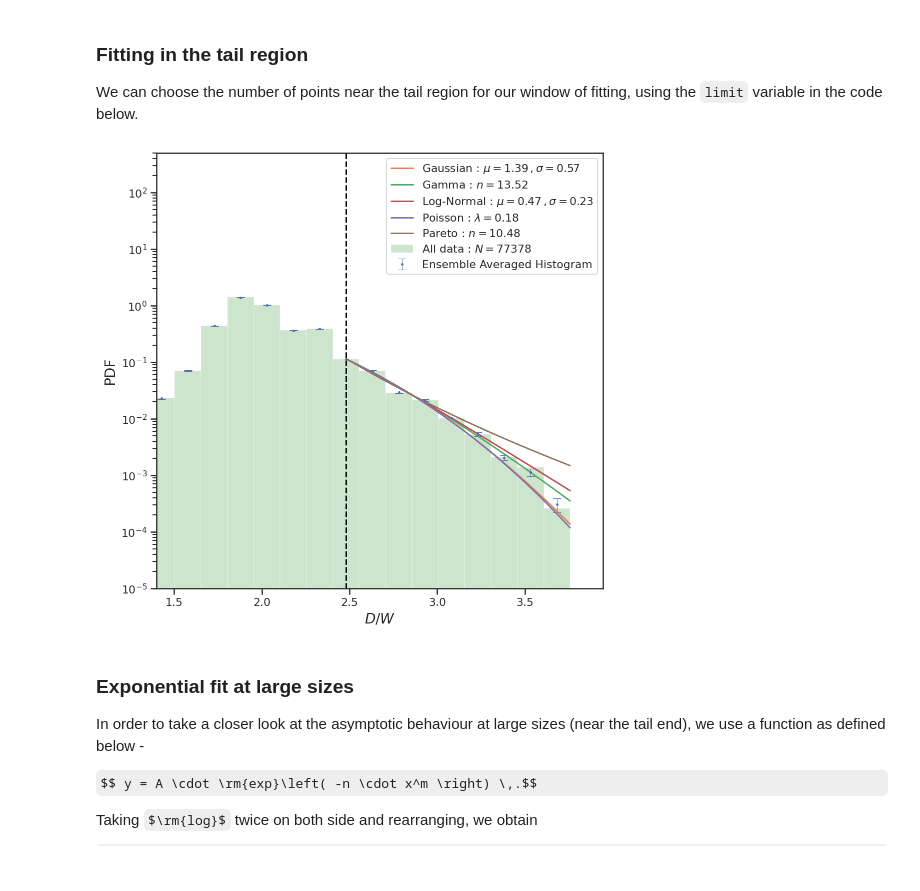
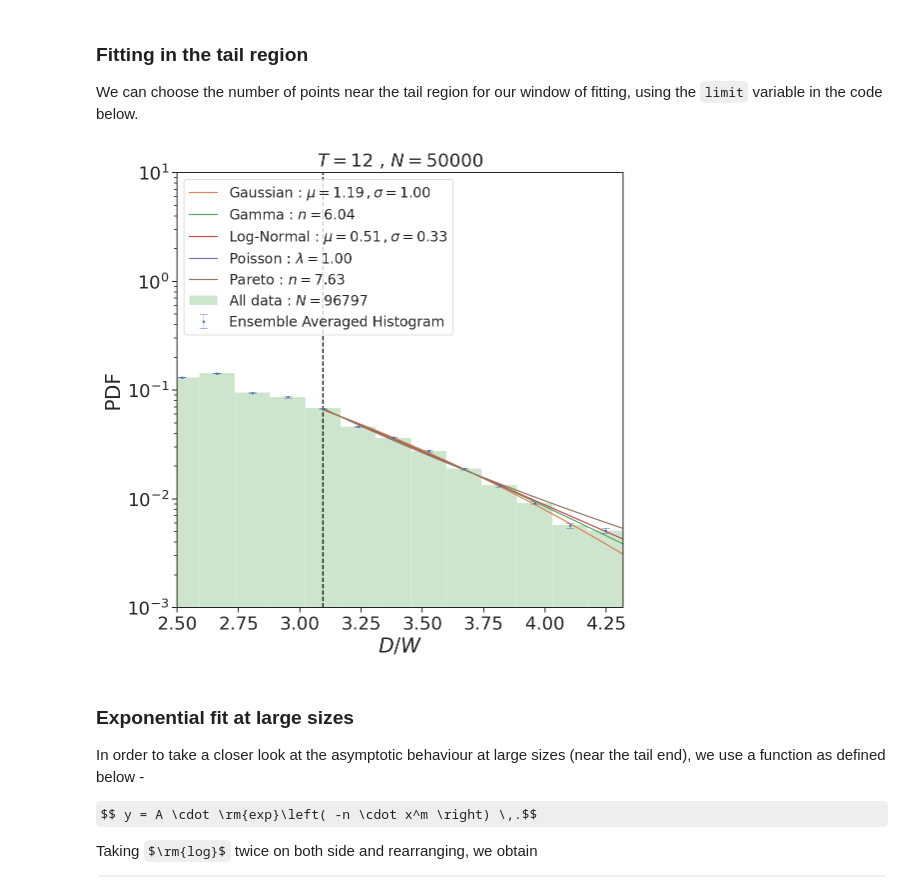
Before and after one commit to palsagar/ligaments_analysis, a Jupyter notebook: analysis_d1.ipynb, the cells around one changed output. Saved outputs shown, nothing was run; the diff lists cells and outputs as text; code cells hidden in the pictures; some formulas as TeX source.

Commit message:
plots saved for SZ

```diff
--- a/analysis_d1.ipynb
+++ b/analysis_d1.ipynb
@@ -288,15 +358,21 @@ error_d1 = ensemble_error_heights(n_bootstrap=50, data=d1[:,1]/2.0, size_per_sam
 # %% [markdown]
 ### Fitting in the intermediate range
 # %%
+sns.set_context("paper")
+sns.set_style("ticks")
+
 %matplotlib inline
 fig = plt.figure(figsize=(9,9))
 
-fit_x, fit_y, xspace = plot_histogram_error(data=d1[:,1]/2.0, n_bins= global_n_bins,
-                                                heights=heights, errors=error_d1);
+fit_x, fit_y, xspace = plot_histogram_error(data=d1/2.0, n_bins= global_n_bins,
+                                               heights=heights, errors=error_d1);
 
-# How many points from the tail end, starting from the tail end point, do you want to fit on. max points = 25
+#How many points from the tail end, starting from the tail end point, do you want to fit on. max points = 25
 limit_1 = 20
 limit_2 = 1
+
+
+
 
 x_lim_test_1 = np.where( xspace >= fit_x[-limit_2])
 x_lim_test_2 = np.where( xspace >= fit_x[-limit_1])
@@ -328,10 +404,11 @@ plt.plot(xspace[x_lim_1:x_lim_2], lognorm(xspace[x_lim_1:x_lim_2], *popt_lognorm
 plt.axvline(x = fit_x[-limit_1], color = 'black', linestyle='--', alpha = 0.2, label="Fitting Range")
 plt.axvline(x = fit_x[-limit_2], color = 'black', linestyle='--', alpha = 0.2)
 
-plt.hist(d1[:,1]/2.0, alpha = 0.2 , color= 'green', bins=bin_selection(d1[:,1]/2.0, global_n_bins)[0], density=True);
+plt.hist(d1/2.0, alpha = 0.2 , color= 'green', bins=bin_selection(d1/2.0, global_n_bins)[0], density=True);
 
-plt.title("$T=14$ , $N={:,}$".format(np.size(d1[:,1]/2.0)), fontsize=18);
-plt.ylim(top = 1e2, bottom = 1e-4);
+plt.title("$T=12$ , $N=50000$", fontsize=18);
+plt.xlim(right=np.max(d1/2.0));
+plt.ylim(top = 1e2, bottom = 1e-5);
 plt.yscale('log', basey = 10);
 plt.xticks(fontsize=18);
 plt.yticks(fontsize=18);
@@ -339,5 +416,5 @@ plt.xlabel("$D/W$" , fontsize=20);
 plt.ylabel("PDF",fontsize=20);
 plt.legend(fontsize=16, loc='lower left');
 
-plt.savefig("./plots_paper/pdf_t14_log.pdf", dpi = 200);
+plt.savefig("./plots_sz/pdf_t12_log.pdf", dpi = 200);
 # %% [output]
@@ -348,7 +425,7 @@ We can choose the number of points near the tail region for our window of fittin
 # %%
 fig = plt.figure(figsize=(8,8))
 
-fit_x, fit_y, xspace = plot_histogram_error(data=d1[:,1]/2.0, n_bins= global_n_bins, heights=heights, errors=error_d1)
+fit_x, fit_y, xspace = plot_histogram_error(data=d1/2.0, n_bins= global_n_bins, heights=heights, errors=error_d1)
 
 # How many points from the tail end, starting from the tail end point, do you want to fit on. max points = 25
 limit = 9
@@ -358,39 +435,51 @@ x_lim_test = np.where( xspace >= fit_x[-limit] )
 x_lim = x_lim_test[0][1]
 
 popt_gauss , pcov_gauss = fit(fit_x[-limit:],fit_y[-limit:], gauss)
 plt.plot(xspace[x_lim:], gauss(xspace[x_lim:], *popt_gauss),
          label="Gaussian : $\mu = %.2f \, ,  \sigma = %.2f$" %(popt_gauss[0], popt_gauss[1]) );
 
 popt_gamma, pcov_gamma = fit(fit_x[-limit:], fit_y[-limit:], gamma_n)
 plt.plot(xspace[x_lim:], gamma_n(xspace[x_lim:], *popt_gamma),
          label="Gamma : $n = %.2f$" %(popt_gamma[0]));
 
 popt_lognorm, pcov_lognorm = fit(fit_x[-limit:], fit_y[-limit:], lognorm)
 plt.plot(xspace[x_lim:], lognorm(xspace[x_lim:], *popt_lognorm),
          label="Log-Normal : $\mu = %.2f \, , \sigma = %.2f$" %(popt_lognorm[0], popt_lognorm[1]));
 
 #popt_poisson, pcov_poisson = fit(fit_x[-limit:], fit_y[-limit:], poisson)
 #plt.plot(xspace[x_lim:], poisson(xspace[x_lim:], *popt_poisson), label="Poisson : $\lambda = %.2f$" %popt_poisson[0]);
 
 popt_poisson_2, pcov_poisson_2 = fit(fit_x[-limit:], fit_y[-limit:], poisson_2)
 plt.plot(xspace[x_lim:], poisson_2(xspace[x_lim:], *popt_poisson_2),
          label="Poisson : $\lambda = %.2f$" %popt_poisson_2[1]);
 
 popt_pareto, pcov_pareto = fit(fit_x[-limit:], fit_y[-limit:], pareto)
 plt.plot(xspace[x_lim:], pareto(xspace[x_lim:], *popt_pareto),
          label="Pareto : $n = %.2f$" %popt_pareto[1]);
 
 plt.axvline(x = fit_x[-limit], color = 'black', linestyle='--')
 
-plt.hist(d1[:,1]/2.0, alpha = 0.2, color= 'green', bins=bin_selection(d1[:,1]/2.0, global_n_bins)[0],
-         density=True, label = "All data : $N = %d$" %(np.size(d1[:,1]/2.0)))
+plt.hist(d1/2.0, alpha = 0.2, color= 'green', bins=bin_selection(d1/2.0, global_n_bins)[0],
+         density=True, label = "All data : $N = %d$" %(np.size(d1/2.0)))
 
-plt.ylim(top = 5e2, bottom = 1e-5);
-plt.xlim(left = 1.4)
+# plt.ylim(top = 5e2, bottom = 1e-5);
+# plt.xlim(left = 1.4)
+# plt.yscale('log', basey = 10);
+# plt.legend();
+
+
+plt.title("$T=12$ , $N=50000$", fontsize=18);
+plt.xlim(left = 2.5, right=np.max(d1/2.0));
+plt.ylim(top = 1e1, bottom = 1e-3);
 plt.yscale('log', basey = 10);
-plt.legend();
+plt.xticks(fontsize=18);
+plt.yticks(fontsize=18);
+plt.xlabel("$D/W$" , fontsize=20);
+plt.ylabel("PDF",fontsize=20);
+plt.legend(fontsize=14, loc='upper left');
+plt.savefig("./plots_sz/pdf_t12_log_zoom.pdf", dpi = 200);
 # %% [output]
-[figure, old version]
+[figure, new version]
 # %% [markdown]
 ### Exponential fit at large sizes
 In order to take a closer look at the asymptotic behaviour at large sizes (near the tail end), we use a function as defined below -
```
Also changed, not shown: parts of 26 cells of this notebook, 7 other files.
